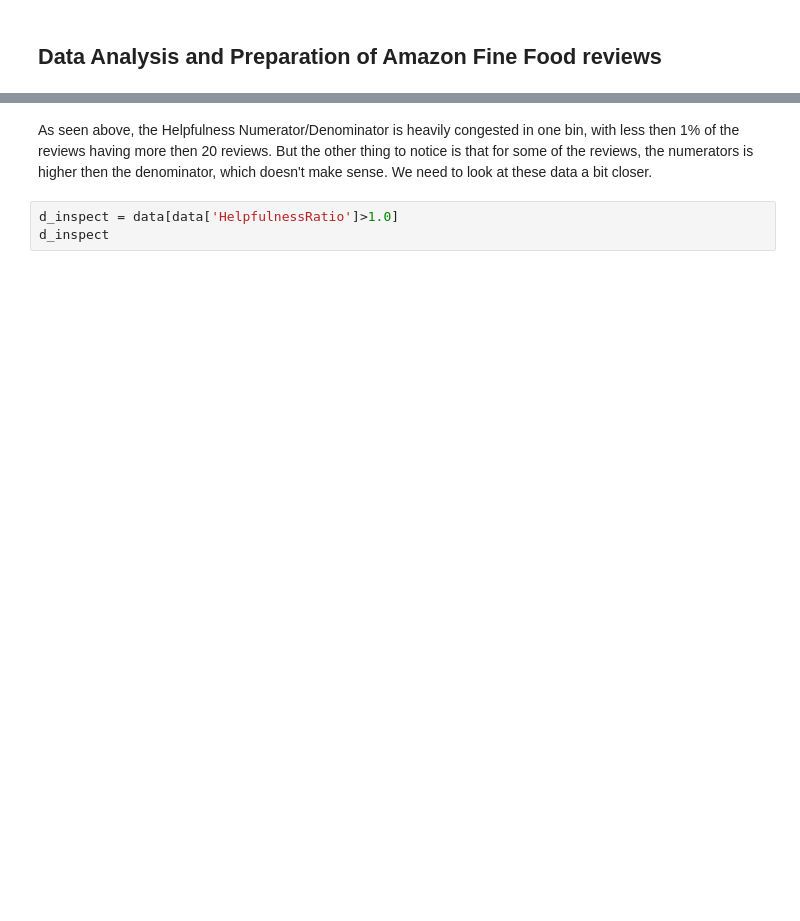
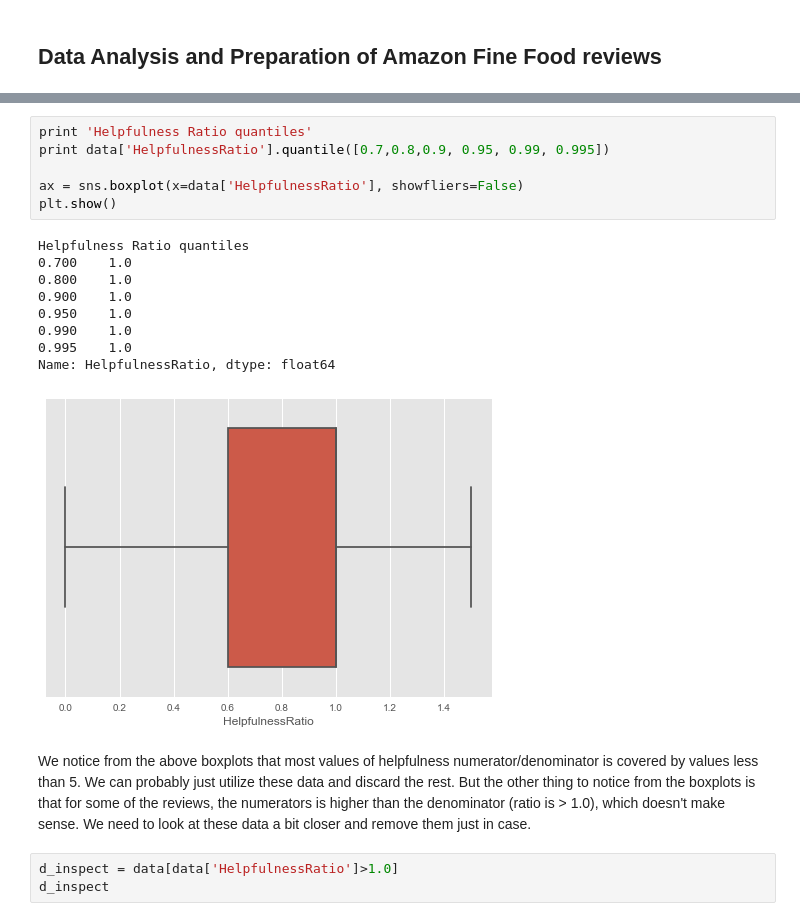
Before and after one commit to calpis/Data-Science, a Jupyter notebook: Springboard/Capstone Project 1/data_preparation.ipynb, the cells around one changed output, grey strips where cells are left out. Saved outputs shown, nothing was run; the diff lists cells and outputs as text; blank space fills up the shorter version.

```diff
--- a/Springboard/Capstone Project 1/data_preparation.ipynb
+++ b/Springboard/Capstone Project 1/data_preparation.ipynb
@@ -120,5 +131,21 @@ Name: HelpfulnessDenominator, dtype: float64
+# %%
+print 'Helpfulness Ratio quantiles'
+print data['HelpfulnessRatio'].quantile([0.7,0.8,0.9, 0.95, 0.99, 0.995])
+
+ax = sns.boxplot(x=data['HelpfulnessRatio'], showfliers=False)
+plt.show()
+# %% [output]
+Helpfulness Ratio quantiles
+0.700    1.0
+0.800    1.0
+0.900    1.0
+0.950    1.0
+0.990    1.0
+0.995    1.0
+Name: HelpfulnessRatio, dtype: float64
+[figure, added]
 # %% [markdown]
-As seen above, the Helpfulness Numerator/Denominator is heavily congested in one bin, with less then 1% of the reviews having more then 20 reviews. But the other thing to notice is that for some of the reviews, the numerators is higher then the denominator, which doesn't make sense.  We need to look at these data a bit closer.
+We notice from the above boxplots that most values of helpfulness numerator/denominator is covered by values less than 5.  We can probably just utilize these data and discard the rest. But the other thing to notice from the boxplots is that for some of the reviews, the numerators is higher than the denominator (ratio is > 1.0), which doesn't make sense.  We need to look at these data a bit closer and remove them just in case.
 # %%
 d_inspect = data[data['HelpfulnessRatio']>1.0]
 d_inspect
```
Also changed, not shown: parts of 28 cells of this notebook, 2 other files.
